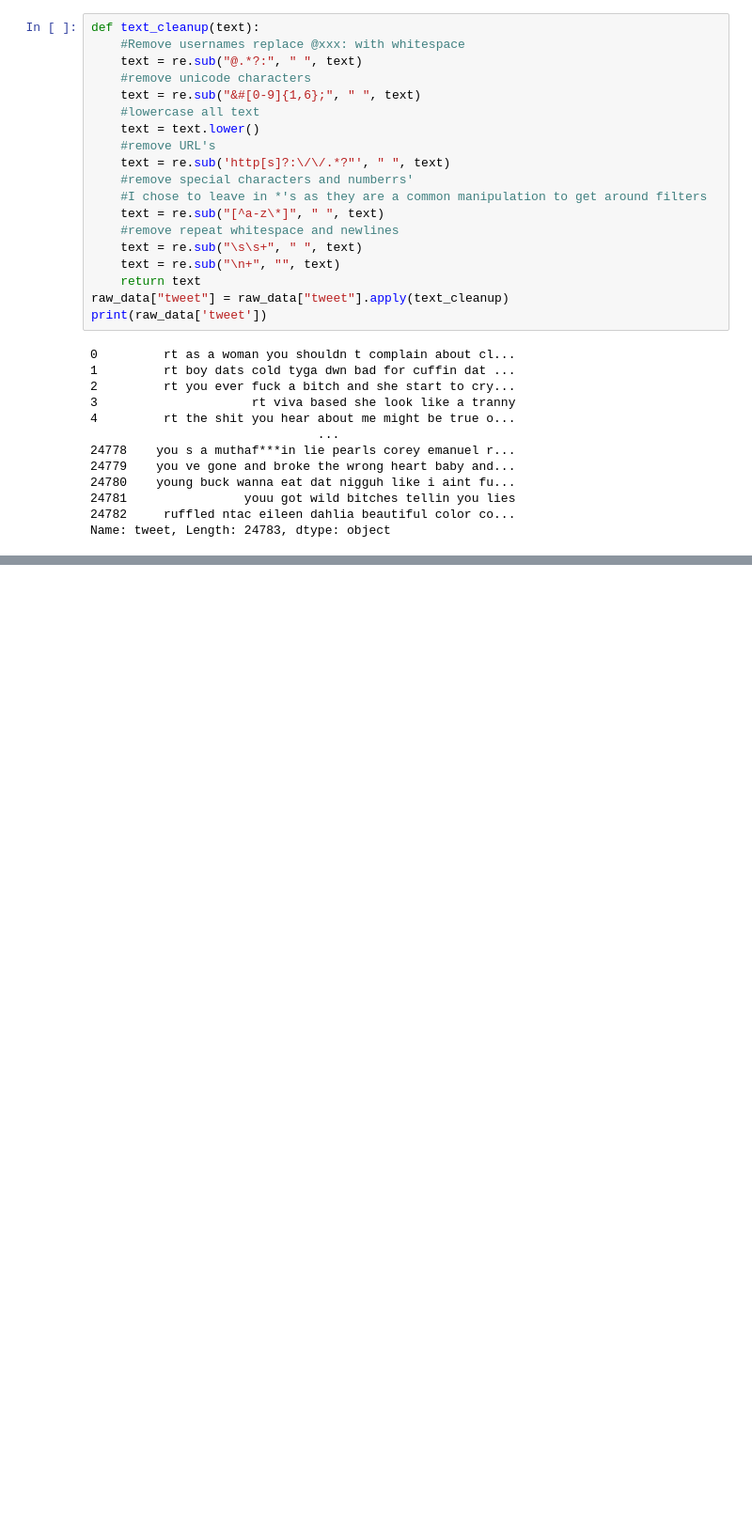
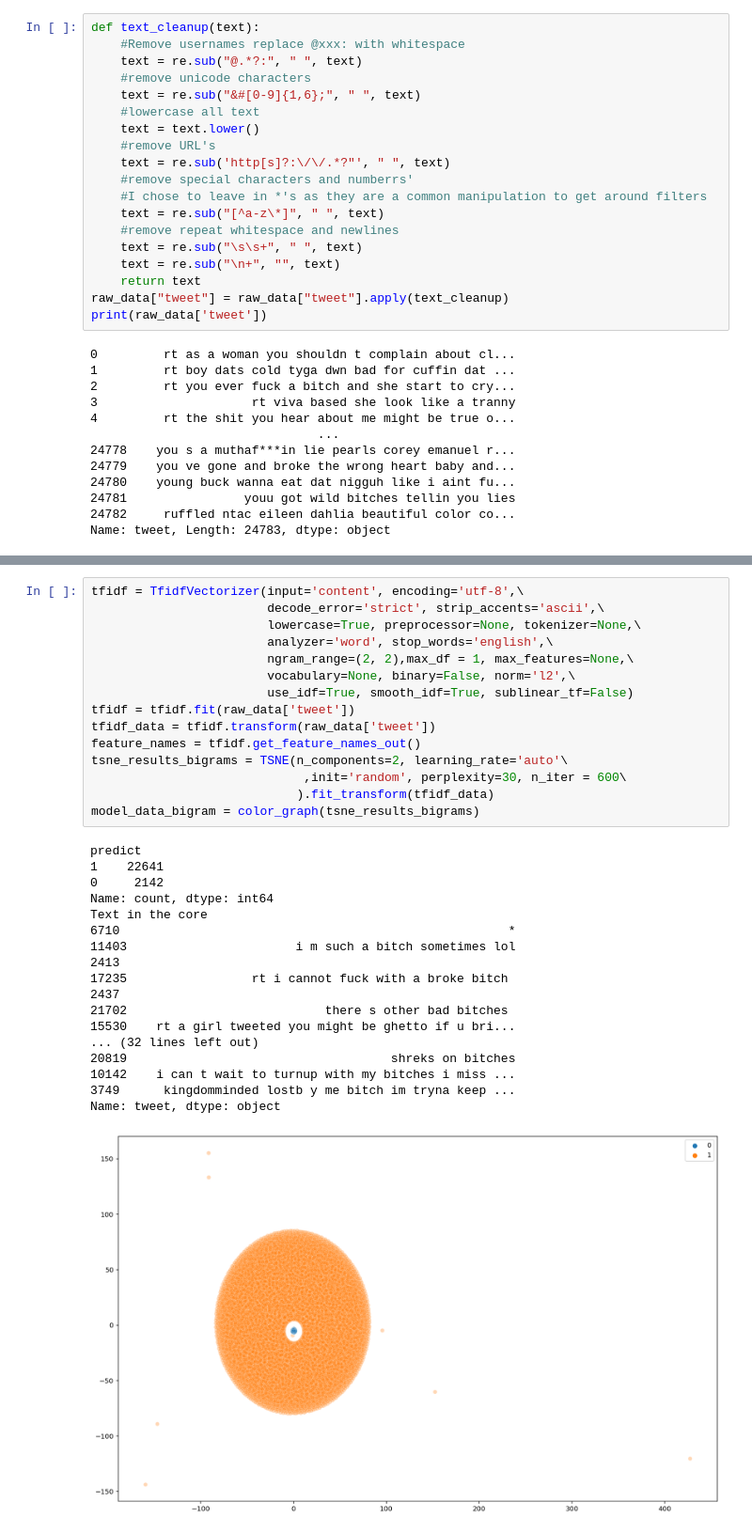
Before and after one commit to isaac1987a/Unsupervised-Learning-Final, a Jupyter notebook: Hate Speach Detection.ipynb, the cells around one changed output, grey strips where cells are left out. Shown at 94% size. Saved outputs shown, nothing was run; the diff lists cells and outputs as text; blank space fills up the shorter version.

```diff
--- a/Hate Speach Detection.ipynb
+++ b/Hate Speach Detection.ipynb
@@ -170,0 +247,34 @@ top_n = feature_names[tfidf_sorting][:n]
+# %%
+tfidf = TfidfVectorizer(input='content', encoding='utf-8',\
+                        decode_error='strict', strip_accents='ascii',\
+                        lowercase=True, preprocessor=None, tokenizer=None,\
+                        analyzer='word', stop_words='english',\
+                        ngram_range=(2, 2),max_df = 1, max_features=None,\
+                        vocabulary=None, binary=False, norm='l2',\
+                        use_idf=True, smooth_idf=True, sublinear_tf=False)
+tfidf = tfidf.fit(raw_data['tweet'])
+tfidf_data = tfidf.transform(raw_data['tweet'])
+feature_names = tfidf.get_feature_names_out()
+tsne_results_bigrams = TSNE(n_components=2, learning_rate='auto'\
+                             ,init='random', perplexity=30, n_iter = 600\
+                            ).fit_transform(tfidf_data)
+model_data_bigram = color_graph(tsne_results_bigrams)
+# %% [output]
+predict
+1    22641
+0     2142
+Name: count, dtype: int64
+Text in the core
+6710                                                     *
+11403                       i m such a bitch sometimes lol
+2413
+17235                 rt i cannot fuck with a broke bitch
+2437
+21702                           there s other bad bitches
+15530    rt a girl tweeted you might be ghetto if u bri...
+... (32 lines left out)
+20819                                    shreks on bitches
+10142    i can t wait to turnup with my bitches i miss ...
+3749      kingdomminded lostb y me bitch im tryna keep ...
+Name: tweet, dtype: object
+[figure, added]
```
Also changed, not shown: parts of 10 cells of this notebook.
